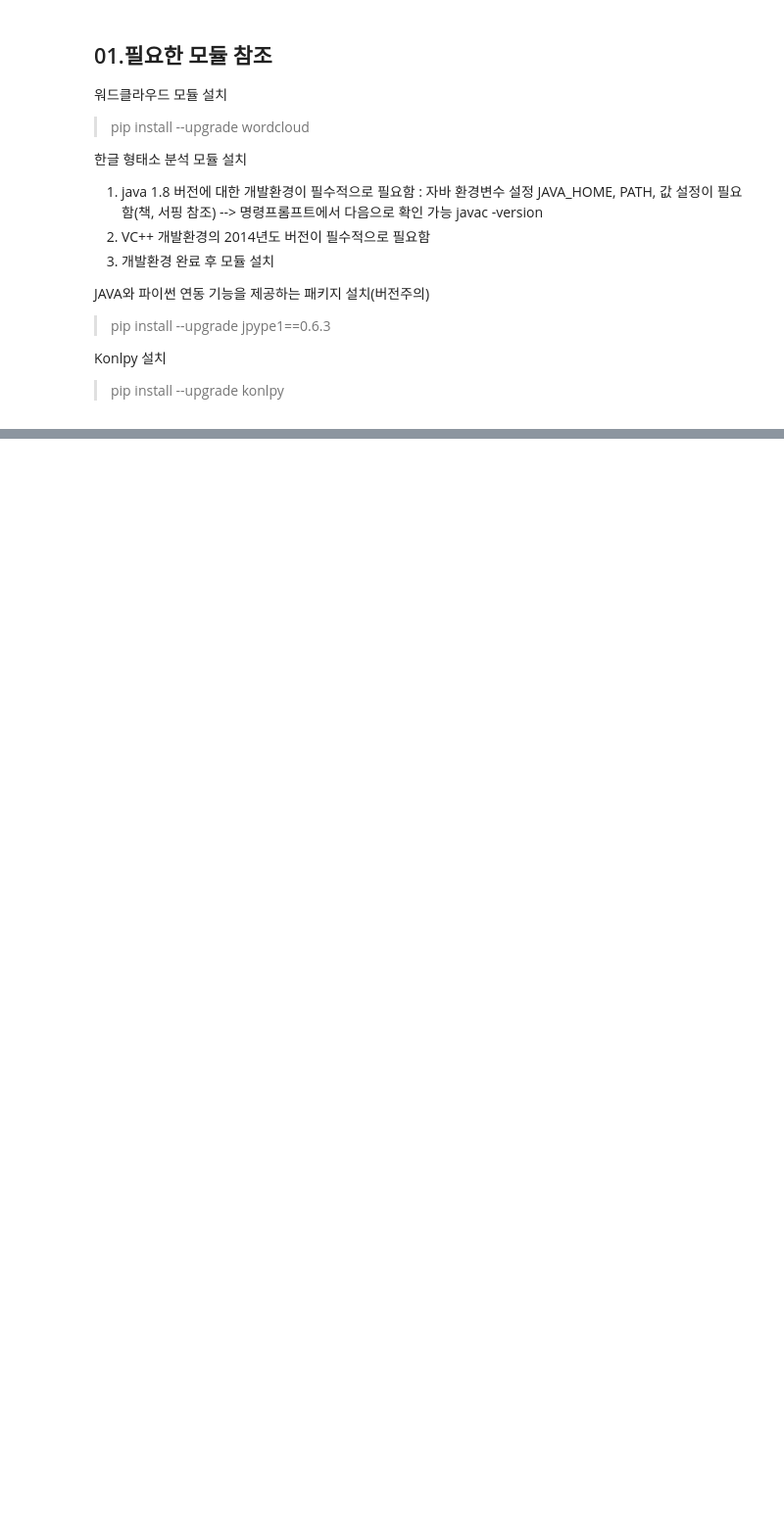
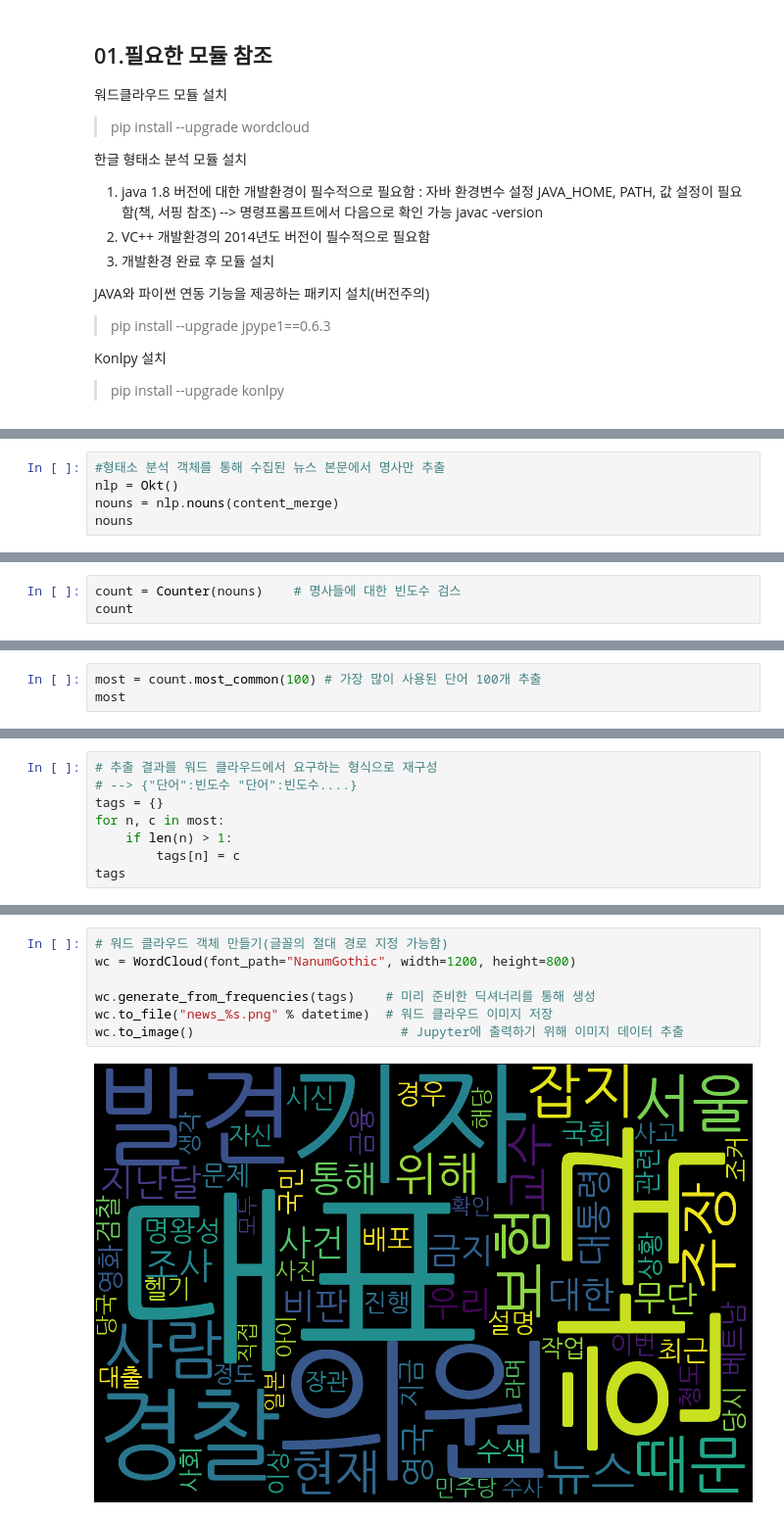
Before and after one commit to nice0001-angelo/DataAnalysis, a Jupyter notebook: 22-naver news gathering(2).ipynb, the cells around one changed output, grey strips where cells are left out. Shown at 98% size. Saved outputs shown, nothing was run; the diff lists cells and outputs as text; blank space fills up the shorter version.

```diff
--- a/22-naver news gathering(2).ipynb
+++ b/22-naver news gathering(2).ipynb
@@ -212,0 +233,5 @@ Konlpy 설치
+# %%
+#형태소 분석 객체를 통해 수집된 뉴스 본문에서 명사만 추출
+nlp = Okt()
+nouns = nlp.nouns(content_merge)
+nouns
@@ -212,0 +256,3 @@ Konlpy 설치
+# %%
+count = Counter(nouns)    # 명사들에 대한 빈도수 검스
+count
@@ -212,0 +277,3 @@ Konlpy 설치
+# %%
+most = count.most_common(100) # 가장 많이 사용된 단어 100개 추출
+most
@@ -212,0 +298,8 @@ Konlpy 설치
+# %%
+# 추출 결과를 워드 클라우드에서 요구하는 형식으로 재구성
+# --> {"단어":빈도수 "단어":빈도수....}
+tags = {}
+for n, c in most:
+    if len(n) > 1:
+        tags[n] = c
+tags
@@ -212,0 +324,9 @@ Konlpy 설치
+# %%
+# 워드 클라우드 객체 만들기(글꼴의 절대 경로 지정 가능함)
+wc = WordCloud(font_path="NanumGothic", width=1200, height=800)
+
+wc.generate_from_frequencies(tags)    # 미리 준비한 딕셔너리를 통해 생성
+wc.to_file("news_%s.png" % datetime)  # 워드 클라우드 이미지 저장
+wc.to_image()                           # Jupyter에 출력하기 위해 이미지 데이터 추출
+# %% [output]
+[figure, added]
```
Also changed, not shown: parts of 10 cells of this notebook, 42 other files.
